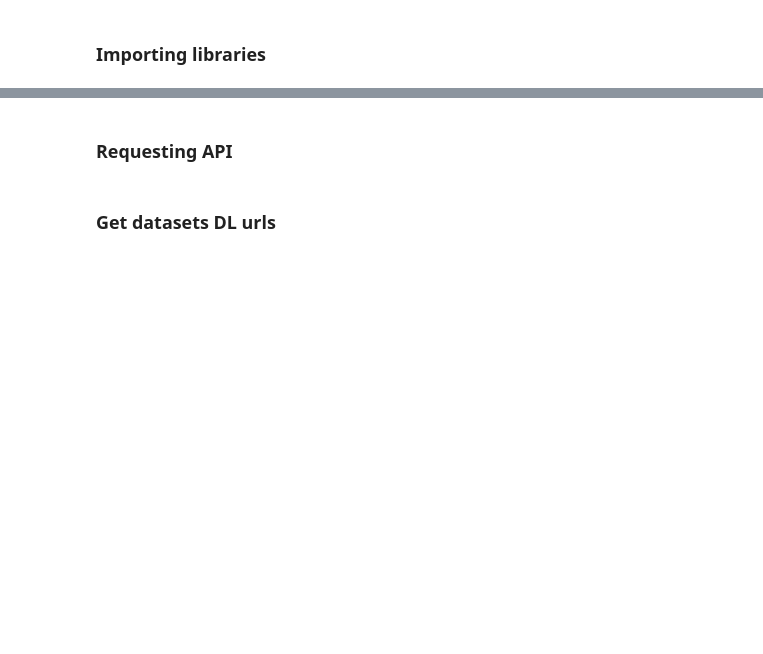
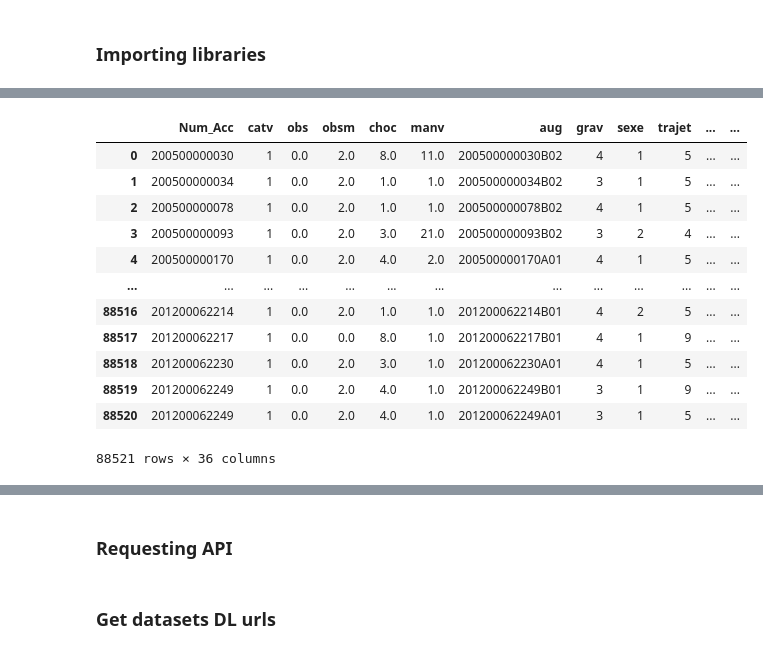
Before and after one commit to AurelienBr22/CyclingFacilities, a Jupyter notebook: notebooks/notebook_axel.ipynb, the cells around one changed output, grey strips where cells are left out. Cells and saved outputs as stored; diff of their text form; code cells hidden in the pictures; blank space fills up the shorter version.

```diff
--- a/notebooks/notebook_axel.ipynb
+++ b/notebooks/notebook_axel.ipynb
@@ -13,0 +297,4 @@ import yaml
+# %%
+download_and_process_datasets()
+vehi_df, carac_df, lieux_df, usager_df = concat_datasets()
+vehi_df_clean, carac_df_clean, lieux_df_clean, usager_df_clean = clean_datasets(vehi_df, carac_df, lieux_df, usager_df)
@@ -13,0 +322,16 @@ import yaml
+# %%
+all_datasets, duplicates_velo = merge_cleaned_datasets(vehi_df_clean, carac_df_clean, lieux_df_clean, usager_df_clean)
+# %% [output]
+|  | Num_Acc | catv | obs | obsm | choc | manv | aug | grav | sexe | trajet | ... | ... |
+| 0 | 200500000030 | 1 | 0.0 | 2.0 | 8.0 | 11.0 | 200500000030B02 | 4 | 1 | 5 | ... | ... |
+| 1 | 200500000034 | 1 | 0.0 | 2.0 | 1.0 | 1.0 | 200500000034B02 | 3 | 1 | 5 | ... | ... |
+| 2 | 200500000078 | 1 | 0.0 | 2.0 | 1.0 | 1.0 | 200500000078B02 | 4 | 1 | 5 | ... | ... |
+| 3 | 200500000093 | 1 | 0.0 | 2.0 | 3.0 | 21.0 | 200500000093B02 | 3 | 2 | 4 | ... | ... |
+| 4 | 200500000170 | 1 | 0.0 | 2.0 | 4.0 | 2.0 | 200500000170A01 | 4 | 1 | 5 | ... | ... |
+| ... | ... | ... | ... | ... | ... | ... | ... | ... | ... | ... | ... | ... |
+| 88516 | 201200062214 | 1 | 0.0 | 2.0 | 1.0 | 1.0 | 201200062214B01 | 4 | 2 | 5 | ... | ... |
+| 88517 | 201200062217 | 1 | 0.0 | 0.0 | 8.0 | 1.0 | 201200062217B01 | 4 | 1 | 9 | ... | ... |
+| 88518 | 201200062230 | 1 | 0.0 | 2.0 | 3.0 | 1.0 | 201200062230A01 | 4 | 1 | 5 | ... | ... |
+| 88519 | 201200062249 | 1 | 0.0 | 2.0 | 4.0 | 1.0 | 201200062249B01 | 3 | 1 | 9 | ... | ... |
+| 88520 | 201200062249 | 1 | 0.0 | 2.0 | 4.0 | 1.0 | 201200062249A01 | 3 | 1 | 5 | ... | ... |
+88521 rows × 36 columns
```
Also changed, not shown: parts of 27 cells of this notebook.
